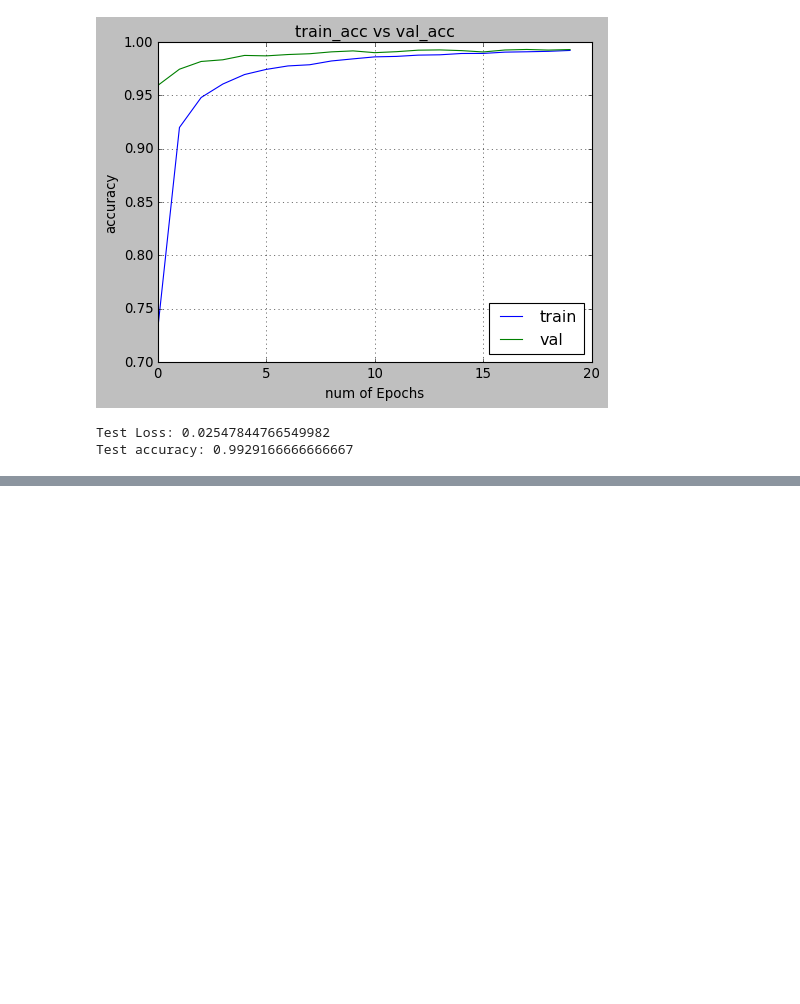
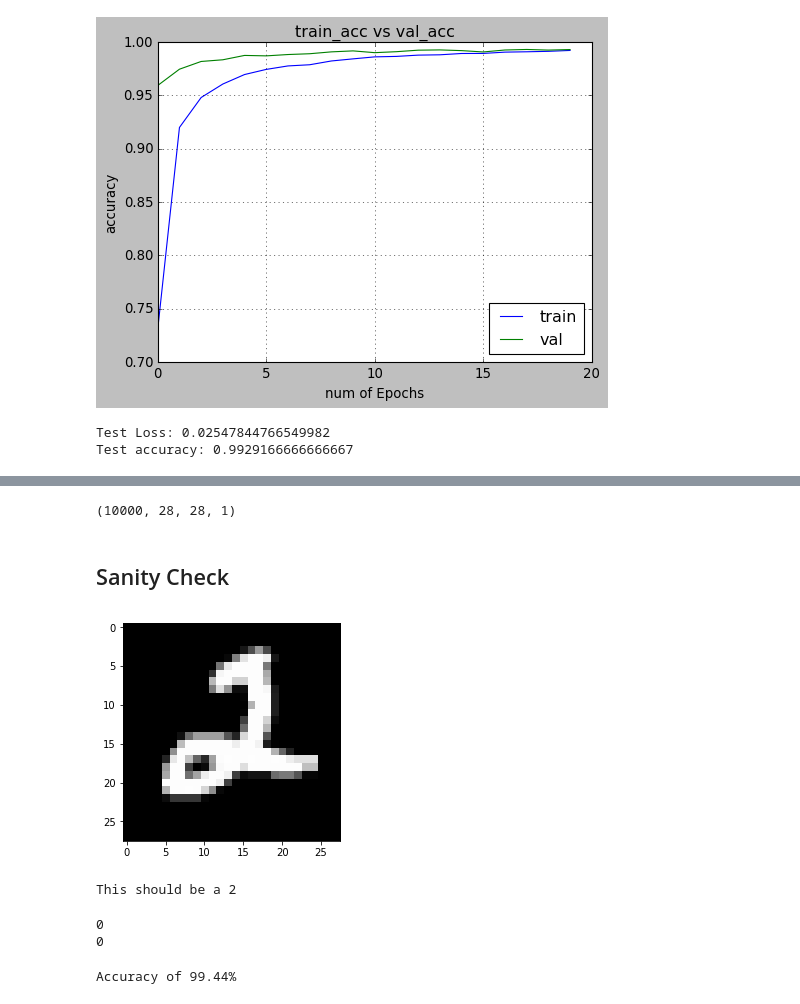
Before and after one commit to Kelvinli5354/MNIST, a Jupyter notebook: MNIST.ipynb, the cells around one changed output, grey strips where cells are left out. Drawn from its saved outputs; the diff is of its cells as text; code cells hidden in the pictures; blank space fills up the shorter version.

Commit message:
measured accuracy by test set

```diff
--- a/MNIST.ipynb
+++ b/MNIST.ipynb
@@ -338,0 +356,29 @@ model.save('mnist.hdf5')
+# %%
+img_rows = 28
+img_cols = 28
+num_channel = 1
+
+PATH = os.getcwd() # get current working directory
+print(PATH)
+data_path = PATH + '/testing'  #gets the folder containing all the test number folders
+data_dir_list = os.listdir(data_path)
+
+
+num_classes = 10
+
+labels_name = {'0': 0, '1': 1, '2': 2, '3': 3, '4': 4, '5': 5, '6': 6, '7': 7, '8': 8, '9': 9}
+
+
+test_img_data_list = []
+test_labels_list = []
+
+for numbers in data_dir_list:
+    img_list = os.listdir(data_path + '/' + numbers)
+    print('Loading the images of dataset-' + '{}\n'.format(numbers))
+    label = labels_name[numbers]
+    for img in img_list:
+        input_img = cv2.imread(data_path + '/' + numbers + '/' + img)
+        input_img = cv2.cvtColor(input_img, cv2.COLOR_BGR2GRAY)
+        input_img_resize = cv2.resize(input_img, (img_rows,img_cols))
+        test_img_data_list.append(input_img_resize)
+        test_labels_list.append(label)
@@ -338,0 +406,37 @@ model.save('mnist.hdf5')
+# %%
+img_data = np.array(test_img_data_list)
+
+img_data = img_data.astype('float32')
+
+img_data /= 255
+
+if num_channel == 1:
+    if K.image_dim_ordering() == 'th':
+        img_data = np.expand_dims(img_data, axis=1)
+        print(img_data.shape)
+    else:
+        img_data = np.expand_dims(img_data, axis=4)
+        print(img_data.shape)
+
+else:
+    if K.image_dim_ordering() == 'th':
+        img_data = np.rollaxis(img_data, 3, 1)
+        print(img_data.shape)
+
+# Want the test img data to have the same dimensions
+# %% [output]
+(10000, 28, 28, 1)
+# %% [markdown]
+## Sanity Check
+# %%
+plt.gray()
+
+n = 3000
+
+plt.imshow(test_img_data_list[n], interpolation='nearest')
+plt.show()
+
+print('This should be a {}'.format(test_labels_list[n]))
+# %% [output]
+[figure, added]
+This should be a 2
@@ -338,0 +445,12 @@ model.save('mnist.hdf5')
+# %%
+np.set_printoptions(suppress=True)
+print(prediction[0])
+print(test_labels_list[0])
+# %% [output]
+0
+0
+# %%
+accuracy = sum(prediction == test_labels_list)/len(test_labels_list)
+print('Accuracy of {}%'.format(accuracy *100))
+# %% [output]
+Accuracy of 99.44%
```
Also changed, not shown: parts of 8 cells of this notebook.
